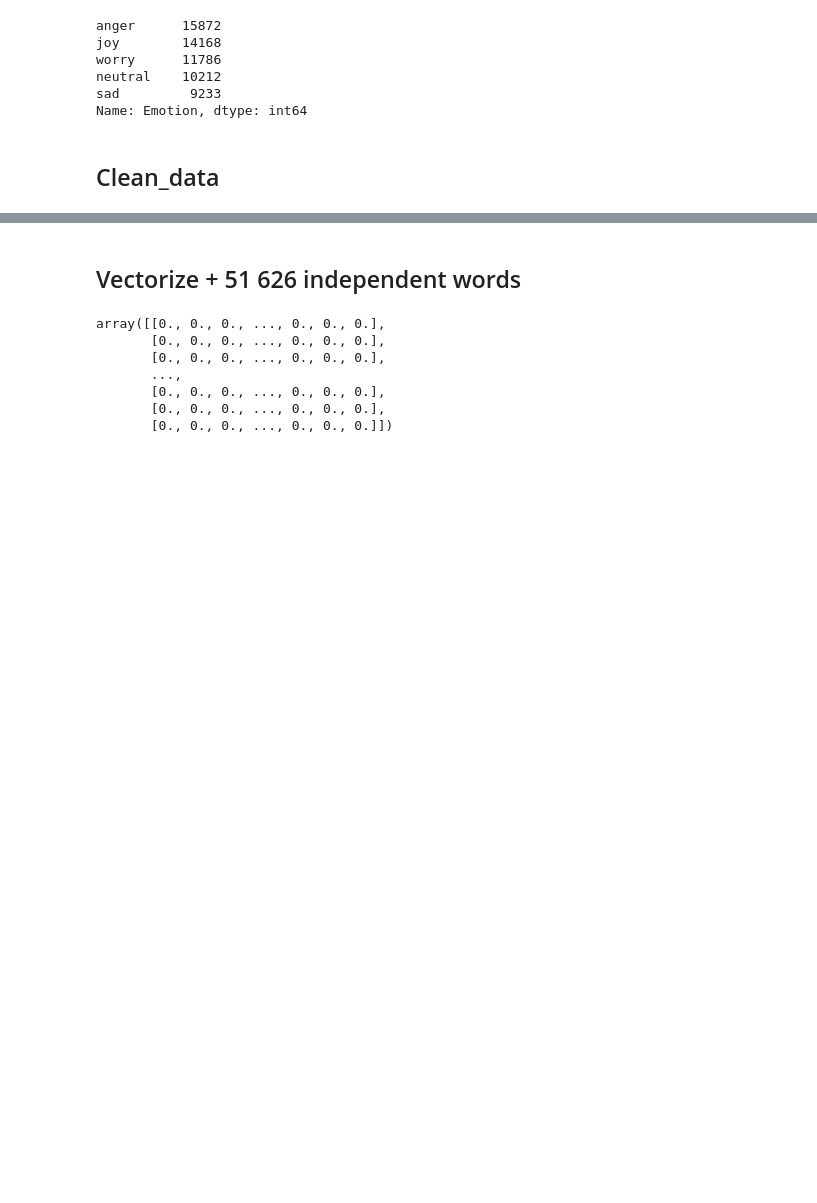
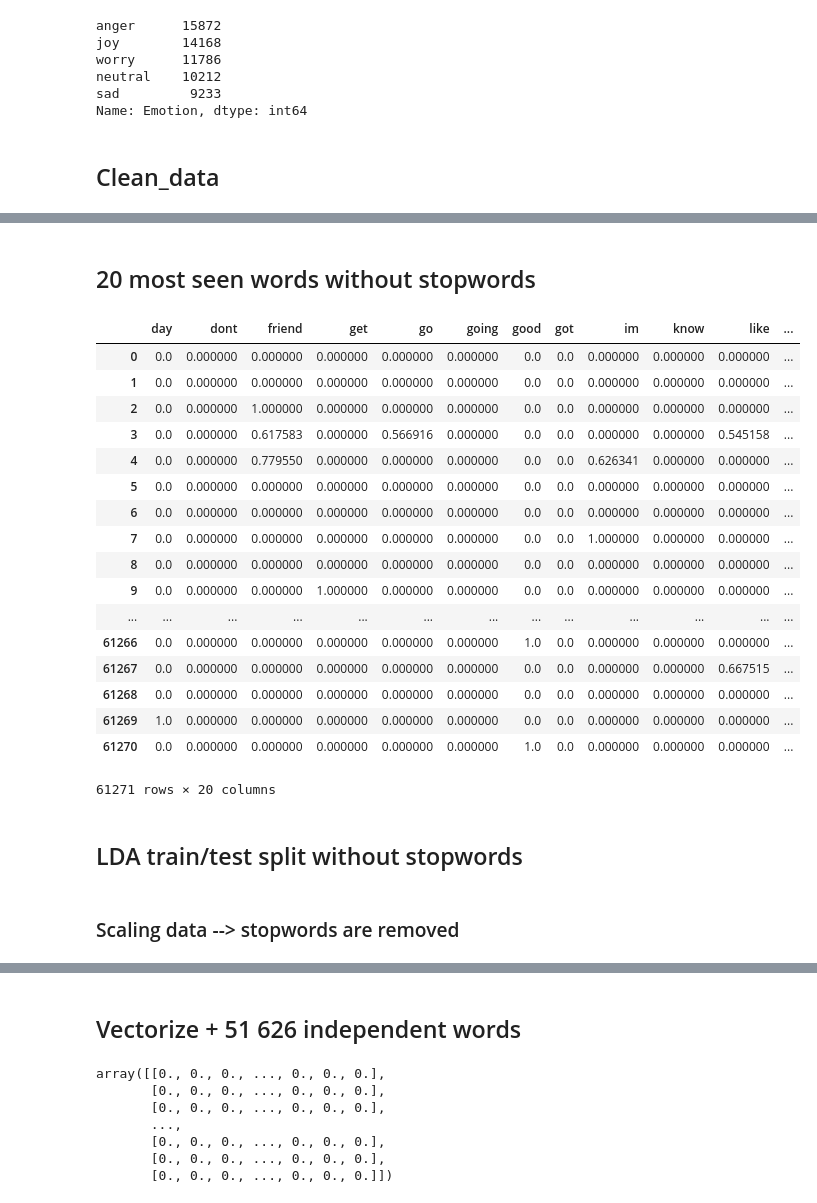
Before and after one commit to alanying/london-emotions, a Jupyter notebook: notebook/Aude_n2.ipynb, the cells around one changed output, grey strips where cells are left out. Saved outputs shown, nothing was run; the diff lists cells and outputs as text; code cells hidden in the pictures; blank space fills up the shorter version.

```diff
--- a/notebook/Aude_n2.ipynb
+++ b/notebook/Aude_n2.ipynb
@@ -110,0 +191,29 @@ clean_data(emo_df)
+# %% [markdown]
+## 20 most seen words without stopwords
+# %%
+tfidf_maxwords = TfidfVectorizer(max_features = 20)
+
+X_max = tfidf_maxwords.fit_transform(emo_df.clean_text)
+
+X_max.toarray()
+
+pd.DataFrame(X_max.toarray(),columns = tfidf_maxwords.get_feature_names())
+# %% [output]
+|  | day | dont | friend | get | go | going | good | got | im | know | like | ... |
+| 0 | 0.0 | 0.000000 | 0.000000 | 0.000000 | 0.000000 | 0.000000 | 0.0 | 0.0 | 0.000000 | 0.000000 | 0.000000 | ... |
+| 1 | 0.0 | 0.000000 | 0.000000 | 0.000000 | 0.000000 | 0.000000 | 0.0 | 0.0 | 0.000000 | 0.000000 | 0.000000 | ... |
+| 2 | 0.0 | 0.000000 | 1.000000 | 0.000000 | 0.000000 | 0.000000 | 0.0 | 0.0 | 0.000000 | 0.000000 | 0.000000 | ... |
+| 3 | 0.0 | 0.000000 | 0.617583 | 0.000000 | 0.566916 | 0.000000 | 0.0 | 0.0 | 0.000000 | 0.000000 | 0.545158 | ... |
+| 4 | 0.0 | 0.000000 | 0.779550 | 0.000000 | 0.000000 | 0.000000 | 0.0 | 0.0 | 0.626341 | 0.000000 | 0.000000 | ... |
+| 5 | 0.0 | 0.000000 | 0.000000 | 0.000000 | 0.000000 | 0.000000 | 0.0 | 0.0 | 0.000000 | 0.000000 | 0.000000 | ... |
+| 6 | 0.0 | 0.000000 | 0.000000 | 0.000000 | 0.000000 | 0.000000 | 0.0 | 0.0 | 0.000000 | 0.000000 | 0.000000 | ... |
+| 7 | 0.0 | 0.000000 | 0.000000 | 0.000000 | 0.000000 | 0.000000 | 0.0 | 0.0 | 1.000000 | 0.000000 | 0.000000 | ... |
+| 8 | 0.0 | 0.000000 | 0.000000 | 0.000000 | 0.000000 | 0.000000 | 0.0 | 0.0 | 0.000000 | 0.000000 | 0.000000 | ... |
+| 9 | 0.0 | 0.000000 | 0.000000 | 1.000000 | 0.000000 | 0.000000 | 0.0 | 0.0 | 0.000000 | 0.000000 | 0.000000 | ... |
+| ... | ... | ... | ... | ... | ... | ... | ... | ... | ... | ... | ... | ... |
+| 61266 | 0.0 | 0.000000 | 0.000000 | 0.000000 | 0.000000 | 0.000000 | 1.0 | 0.0 | 0.000000 | 0.000000 | 0.000000 | ... |
+| 61267 | 0.0 | 0.000000 | 0.000000 | 0.000000 | 0.000000 | 0.000000 | 0.0 | 0.0 | 0.000000 | 0.000000 | 0.667515 | ... |
+| 61268 | 0.0 | 0.000000 | 0.000000 | 0.000000 | 0.000000 | 0.000000 | 0.0 | 0.0 | 0.000000 | 0.000000 | 0.000000 | ... |
+| 61269 | 1.0 | 0.000000 | 0.000000 | 0.000000 | 0.000000 | 0.000000 | 0.0 | 0.0 | 0.000000 | 0.000000 | 0.000000 | ... |
+| 61270 | 0.0 | 0.000000 | 0.000000 | 0.000000 | 0.000000 | 0.000000 | 1.0 | 0.0 | 0.000000 | 0.000000 | 0.000000 | ... |
+61271 rows × 20 columns
@@ -110,0 +222,2 @@ clean_data(emo_df)
+# %% [markdown]
+## LDA train/test split without stopwords
@@ -110,0 +228,2 @@ clean_data(emo_df)
+# %% [markdown]
+### Scaling data --> stopwords are removed
```
Also changed, not shown: parts of 29 cells of this notebook.
